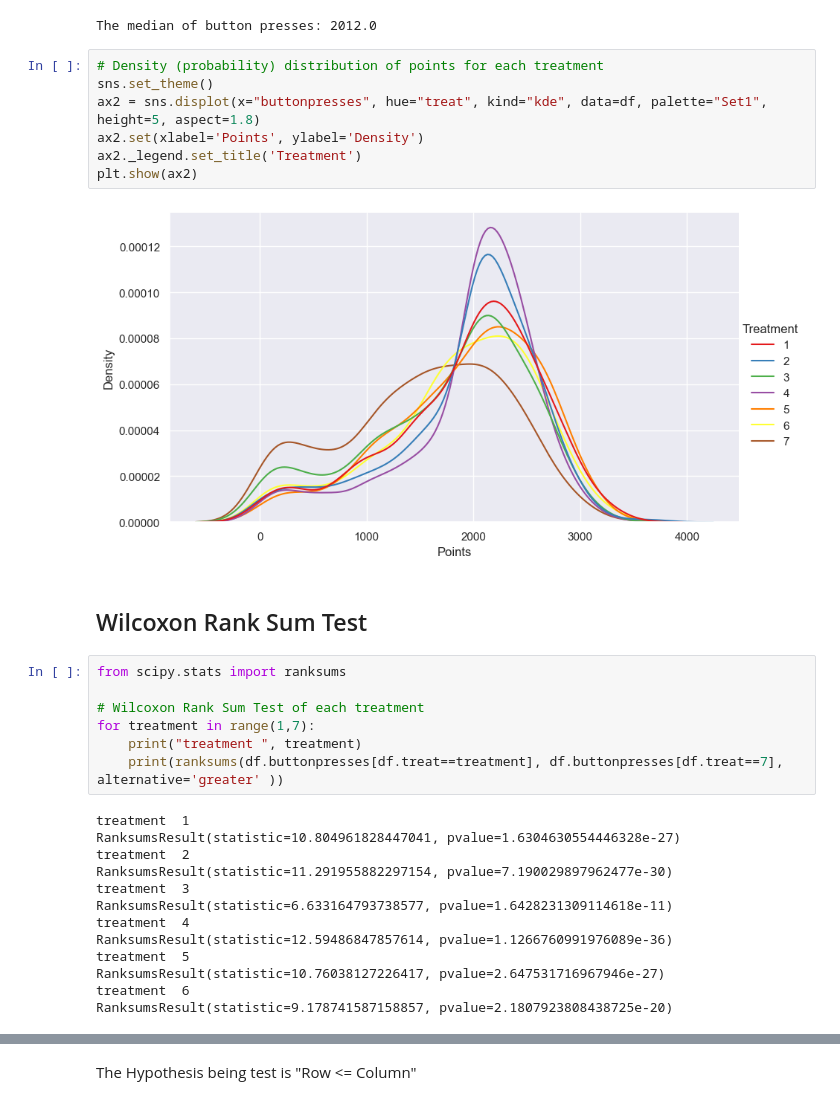
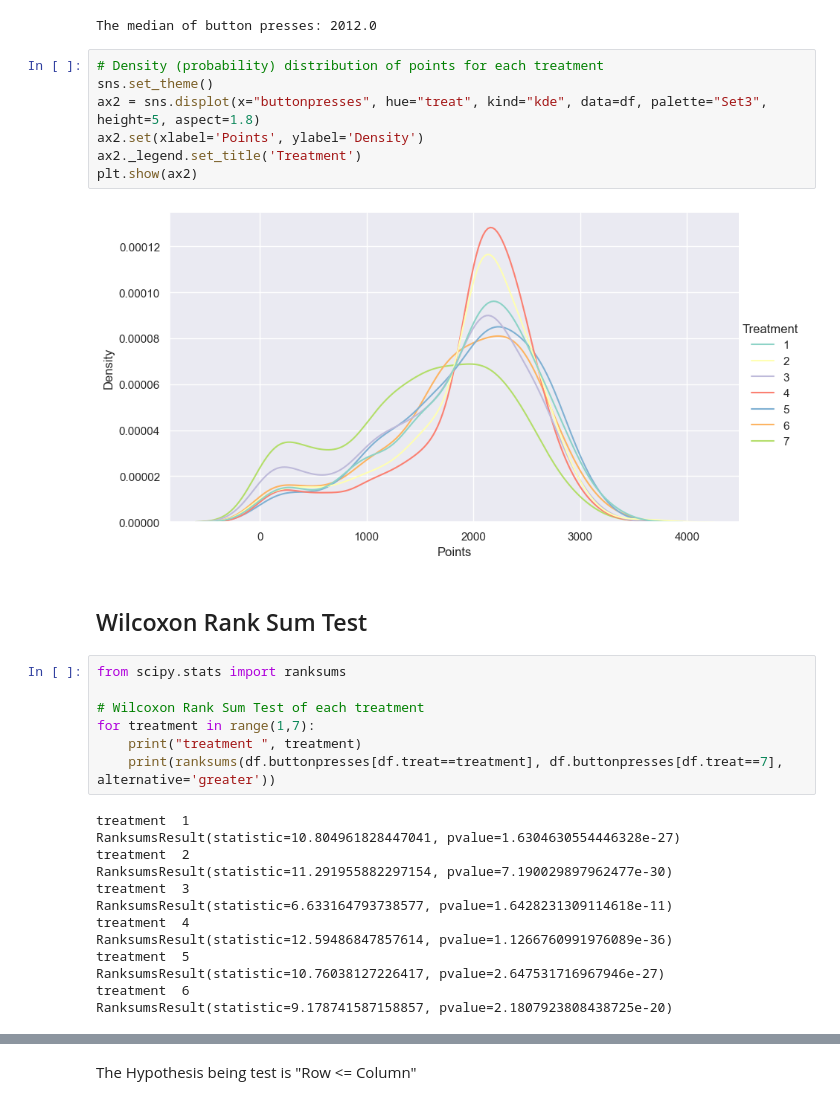
Before and after one commit to klaushajdaraj/ml-treatment-effects, a Jupyter notebook: Analytics.ipynb, the cells around one changed output, grey strips where cells are left out. Saved outputs shown, nothing was run; the diff lists cells and outputs as text.

```diff
--- a/Analytics.ipynb
+++ b/Analytics.ipynb
@@ -168,12 +169,12 @@ The median of button presses: 2012.0
 # %%
 # Density (probability) distribution of points for each treatment
 sns.set_theme()
-ax2 = sns.displot(x="buttonpresses", hue="treat", kind="kde", data=df, palette="Set1", height=5, aspect=1.8)
+ax2 = sns.displot(x="buttonpresses", hue="treat", kind="kde", data=df, palette="Set3", height=5, aspect=1.8)
 ax2.set(xlabel='Points', ylabel='Density')
 ax2._legend.set_title('Treatment')
 plt.show(ax2)
 # %% [output]
-[figure, old version]
+[figure, new version]
 # %% [markdown]
 ## Wilcoxon Rank Sum Test
 # %%
@@ -182,7 +183,7 @@ from scipy.stats import ranksums
 # Wilcoxon Rank Sum Test of each treatment
 for treatment in range(1,7):
     print("treatment ", treatment)
-    print(ranksums(df.buttonpresses[df.treat==treatment], df.buttonpresses[df.treat==7], alternative='greater' ))
+    print(ranksums(df.buttonpresses[df.treat==treatment], df.buttonpresses[df.treat==7], alternative='greater'))
 # %% [output]
 treatment  1
 RanksumsResult(statistic=10.804961828447041, pvalue=1.6304630554446328e-27)
```
Also changed, not shown: parts of 6 cells of this notebook, 1 other file.
